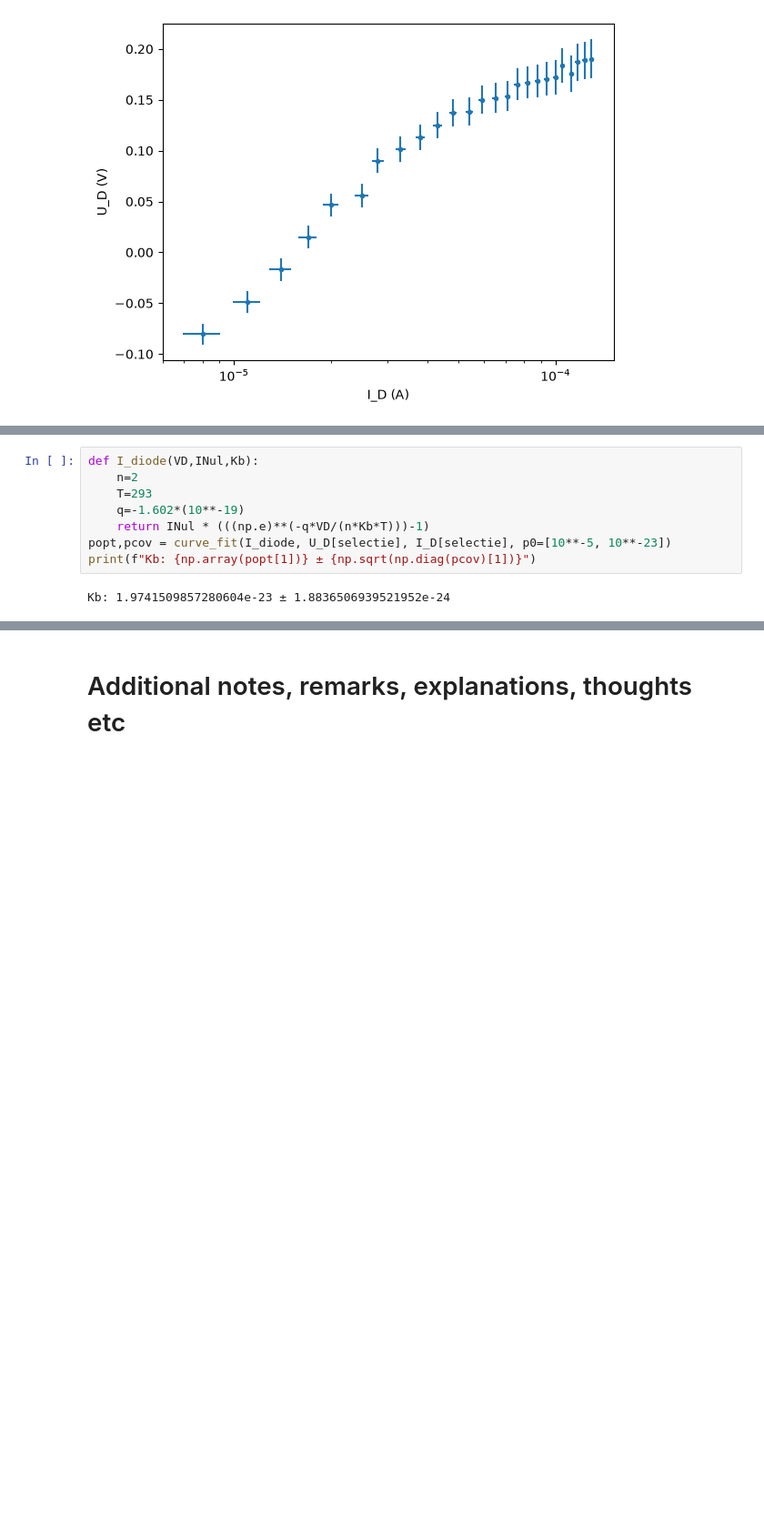
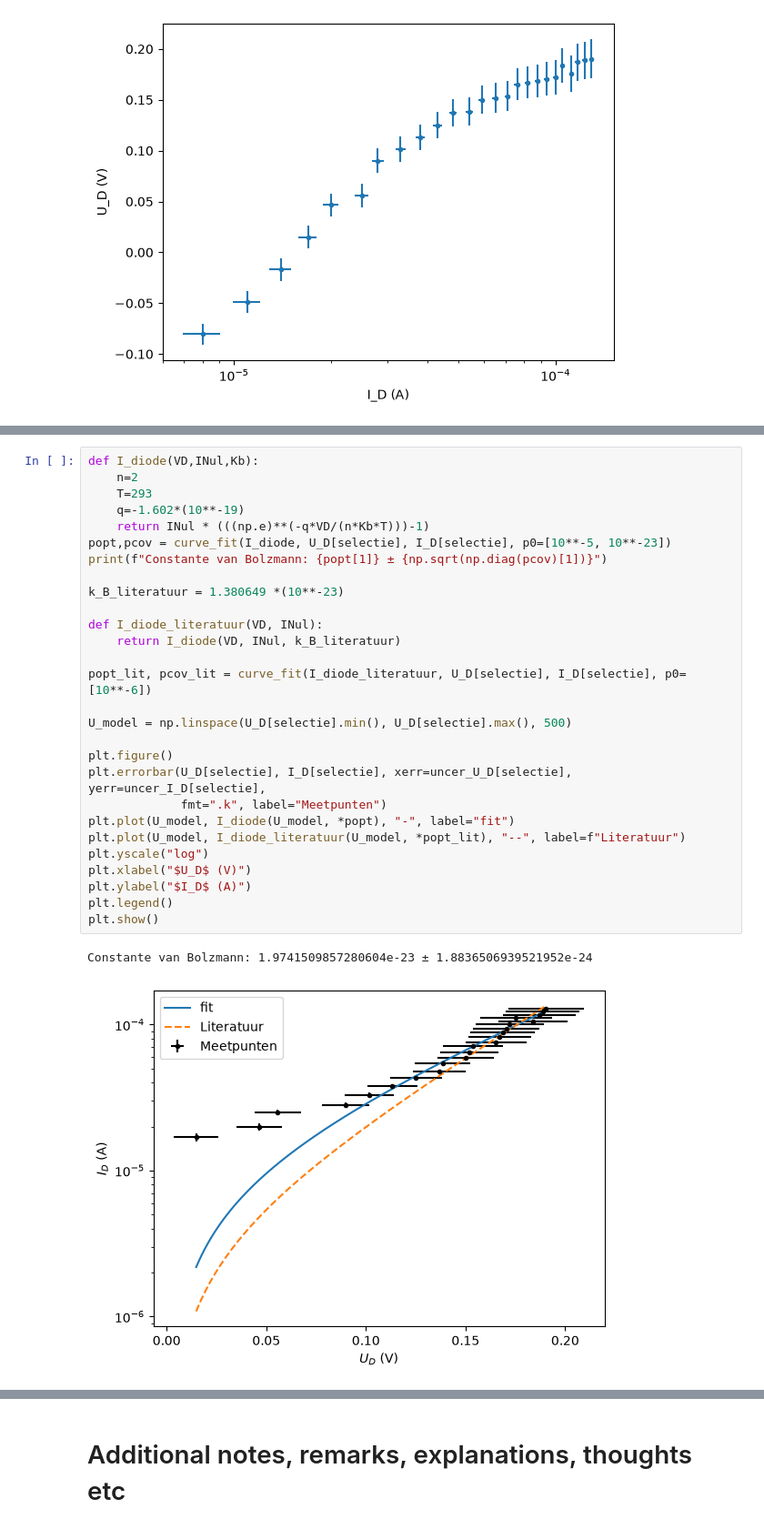
Before and after one commit to TUDPJB/TN-Q2-BM-PJ-Bregtje, a Jupyter notebook: content/tn13015_exp/BM_labjournaal.ipynb, the cells around one changed output, grey strips where cells are left out. Shown at 91% size. Cells and saved outputs as stored; diff of their text form; blank space fills up the shorter version.

```diff
--- a/content/tn13015_exp/BM_labjournaal.ipynb
+++ b/content/tn13015_exp/BM_labjournaal.ipynb
@@ -132,10 +135,31 @@ plt.show()
 # %%
 def I_diode(VD,INul,Kb):
     n=2
     T=293
     q=-1.602*(10**-19)
     return INul * (((np.e)**(-q*VD/(n*Kb*T)))-1)
 popt,pcov = curve_fit(I_diode, U_D[selectie], I_D[selectie], p0=[10**-5, 10**-23])
-print(f"Kb: {np.array(popt[1])} ± {np.sqrt(np.diag(pcov)[1])}")
+print(f"Constante van Bolzmann: {popt[1]} ± {np.sqrt(np.diag(pcov)[1])}")
+
+k_B_literatuur = 1.380649 *(10**-23)
+
+def I_diode_literatuur(VD, INul):
+    return I_diode(VD, INul, k_B_literatuur)
+
+popt_lit, pcov_lit = curve_fit(I_diode_literatuur, U_D[selectie], I_D[selectie], p0=[10**-6])
+
+U_model = np.linspace(U_D[selectie].min(), U_D[selectie].max(), 500)
+
+plt.figure()
+plt.errorbar(U_D[selectie], I_D[selectie], xerr=uncer_U_D[selectie], yerr=uncer_I_D[selectie],
+             fmt=".k", label="Meetpunten")
+plt.plot(U_model, I_diode(U_model, *popt), "-", label="fit")
+plt.plot(U_model, I_diode_literatuur(U_model, *popt_lit), "--", label=f"Literatuur")
+plt.yscale("log")
+plt.xlabel("$U_D$ (V)")
+plt.ylabel("$I_D$ (A)")
+plt.legend()
+plt.show()
 # %% [output]
-Kb: 1.9741509857280604e-23 ± 1.8836506939521952e-24
+Constante van Bolzmann: 1.9741509857280604e-23 ± 1.8836506939521952e-24
+[figure, added]
```
Also changed, not shown: parts of 16 cells of this notebook, 4 other files.
